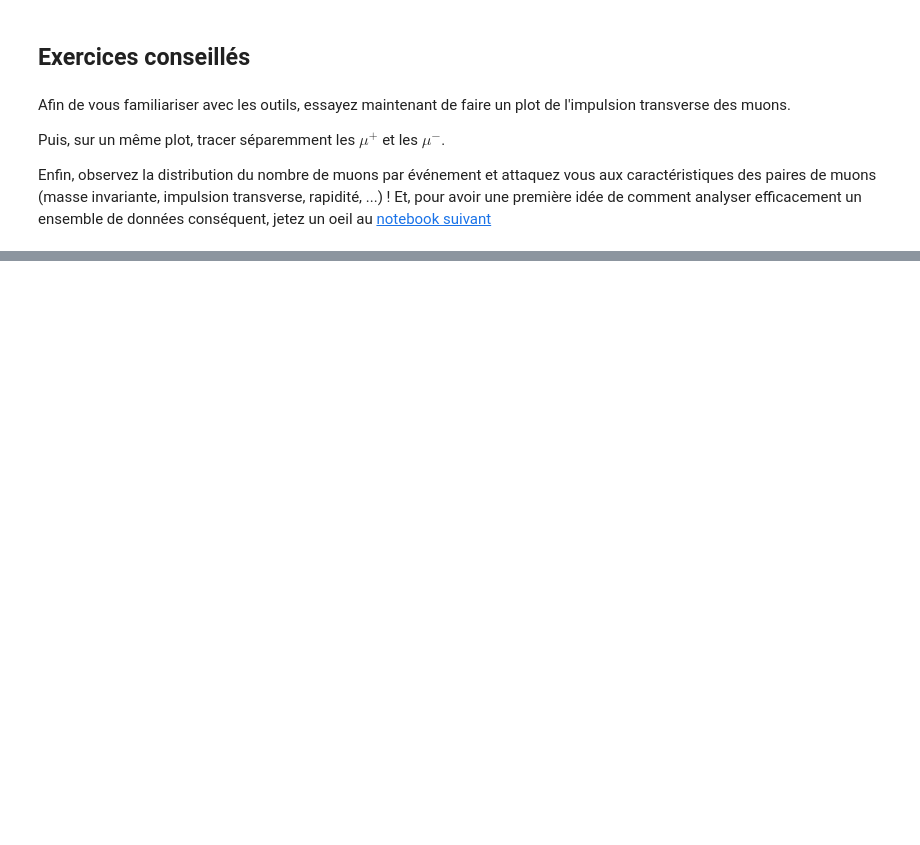
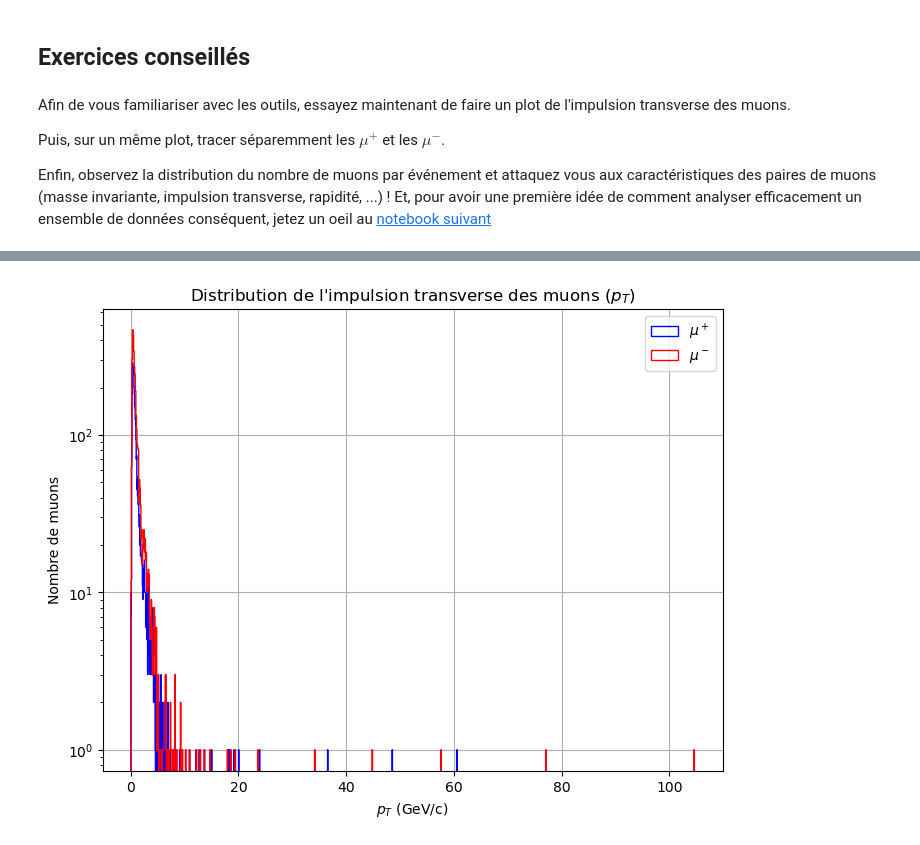
Before and after one commit to nantes-m2-rps-exp/qqbar2mumu-2024, a Jupyter notebook: notebooks/01-muon-eta-distribution.ipynb, the cells around one changed output, grey strips where cells are left out. Drawn from its saved outputs; the diff is of its cells as text; code cells hidden in the pictures; blank space fills up the shorter version.

```diff
--- a/notebooks/01-muon-eta-distribution.ipynb
+++ b/notebooks/01-muon-eta-distribution.ipynb
@@ -135,3 +254,27 @@ Et, pour avoir une première idée de comment analyser efficacement un ensemble
+# %%
+charge = m.Muon.Charge
+
+# Séparer les muons par charge
+pT_mu_plus = pT[charge > 0]  # Muons avec charge positive
+pT_mu_minus = pT[charge < 0]  # Muons avec charge négative
+
+# Aplatir les données pour les tracer
+pT_mu_plus_flat = ak.flatten(pT_mu_plus)
+pT_mu_minus_flat = ak.flatten(pT_mu_minus)
+
+# Tracer les histogrammes
+plt.figure(figsize=(8, 6))
+plt.hist(pT_mu_plus_flat, bins=1000, color='blue', edgecolor='blue', histtype='step', label=r"$\mu^+$")
+plt.hist(pT_mu_minus_flat, bins=1000, color='red', edgecolor='red', histtype='step', label=r"$\mu^-$")
+plt.title("Distribution de l'impulsion transverse des muons ($p_T$)")
+plt.xlabel("$p_T$ (GeV/c)")
+plt.ylabel("Nombre de muons")
+plt.yscale('log')
+plt.legend()
+plt.grid(True)
+plt.show()
+# %% [output]
+[figure, added]
 # %%
 plt.hist(m.nMuons,bins=[0,1,2,3,4,5,6,7,8,9,10])
 plt.yscale("log")
```
Also changed, not shown: parts of 16 cells of this notebook, 4 other files.
